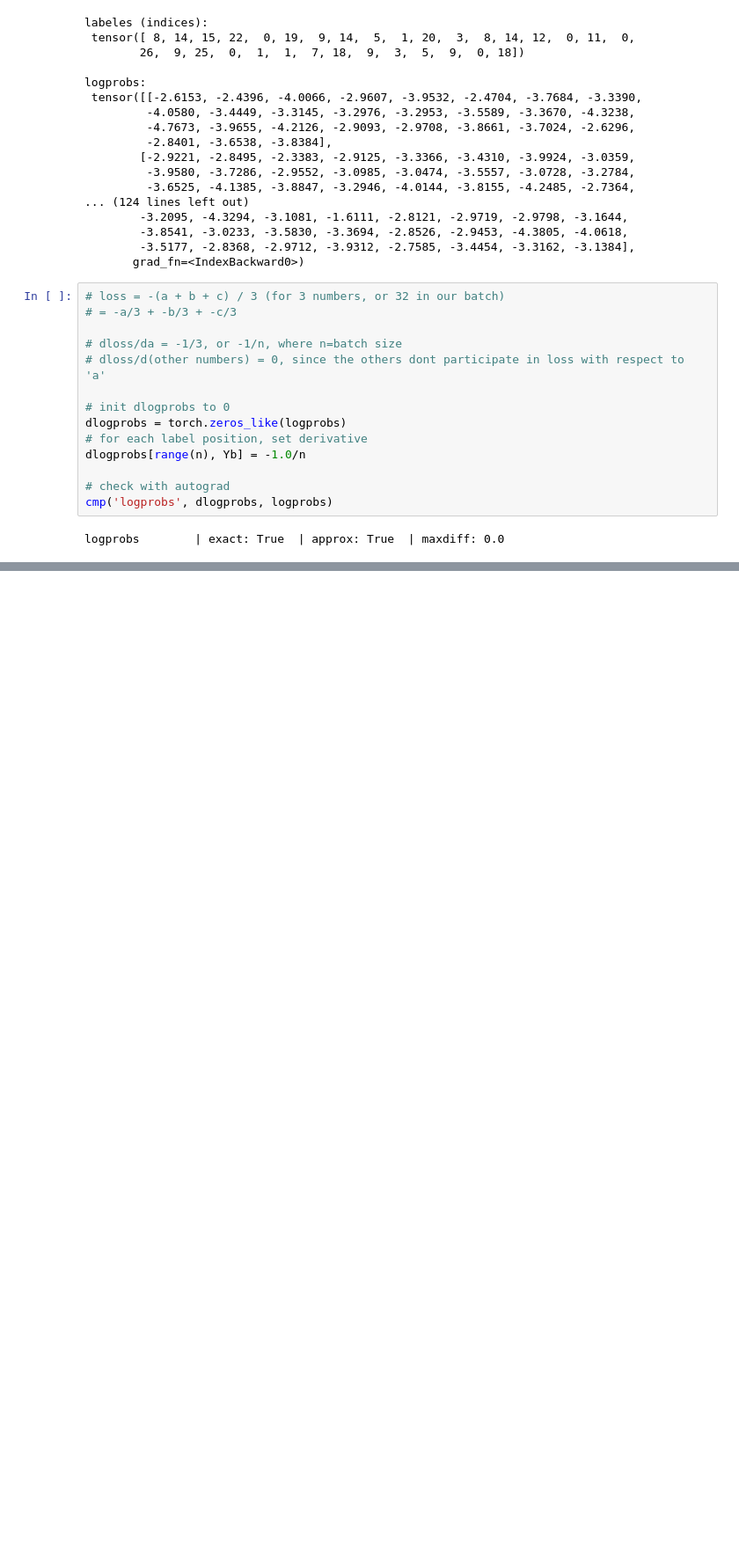
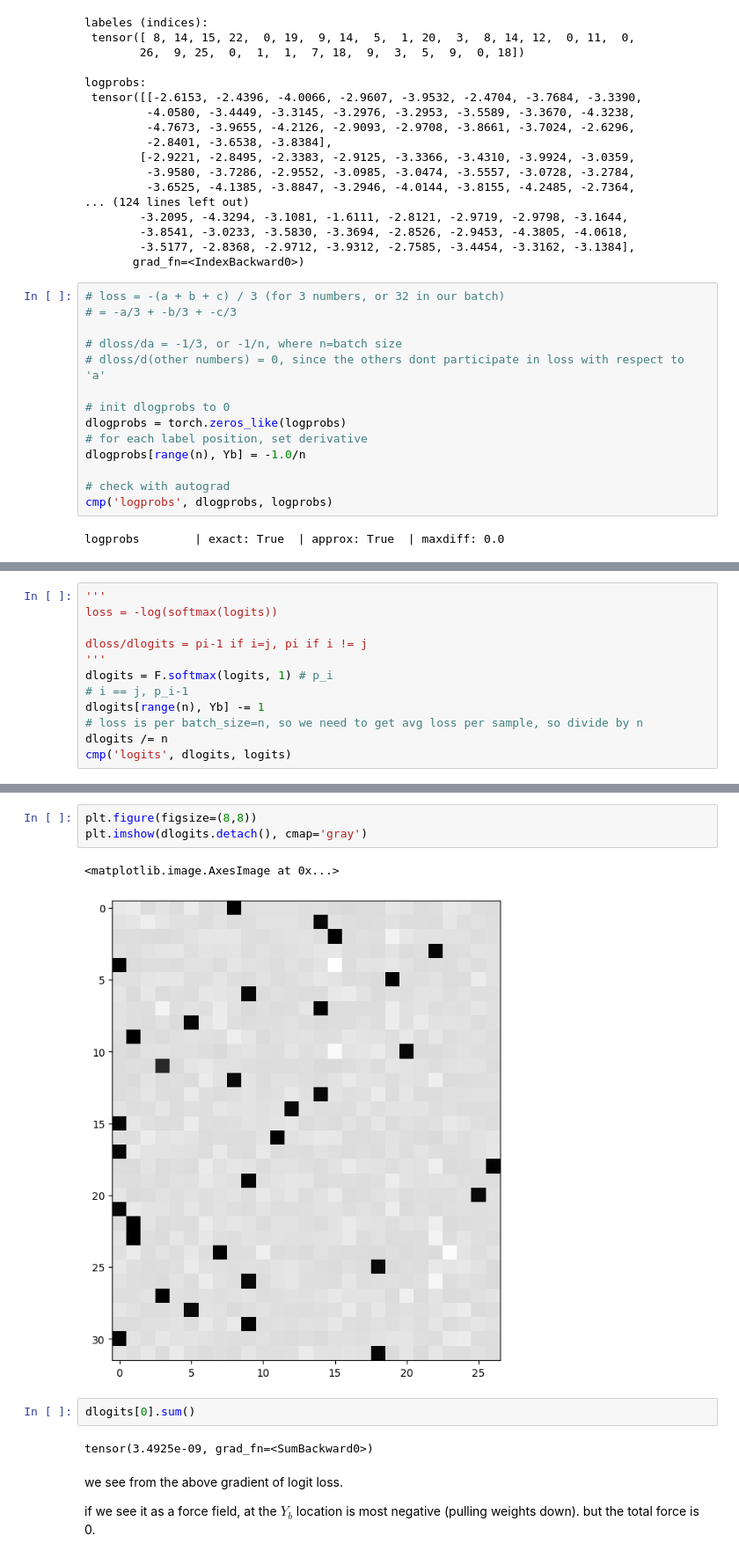
Before and after one commit to yoshi95/nlp, a Jupyter notebook: makemore-part4.ipynb, the cells around one changed output, grey strips where cells are left out. Shown at 88% size. Saved outputs shown, nothing was run; the diff lists cells and outputs as text; blank space fills up the shorter version.

```diff
--- a/makemore-part4.ipynb
+++ b/makemore-part4.ipynb
@@ -219,0 +780,12 @@ torch.Size([32, 27])
+# %%
+'''
+loss = -log(softmax(logits))
+
+dloss/dlogits = pi-1 if i=j, pi if i != j
+'''
+dlogits = F.softmax(logits, 1) # p_i
+# i == j, p_i-1
+dlogits[range(n), Yb] -= 1
+# loss is per batch_size=n, so we need to get avg loss per sample, so divide by n
+dlogits /= n
+cmp('logits', dlogits, logits)
@@ -219,0 +814,14 @@ torch.Size([32, 27])
+# %%
+plt.figure(figsize=(8,8))
+plt.imshow(dlogits.detach(), cmap='gray')
+# %% [output]
+<matplotlib.image.AxesImage at 0x...>
+[figure, added]
+# %%
+dlogits[0].sum()
+# %% [output]
+tensor(3.4925e-09, grad_fn=<SumBackward0>)
+# %% [markdown]
+we see from the above gradient of logit loss.
+
+if we see it as a force field, at the $Y_b$ location is most negative (pulling weights down).  but the total force is 0.
```
Also changed, not shown: parts of 61 cells of this notebook, 2 other files.
